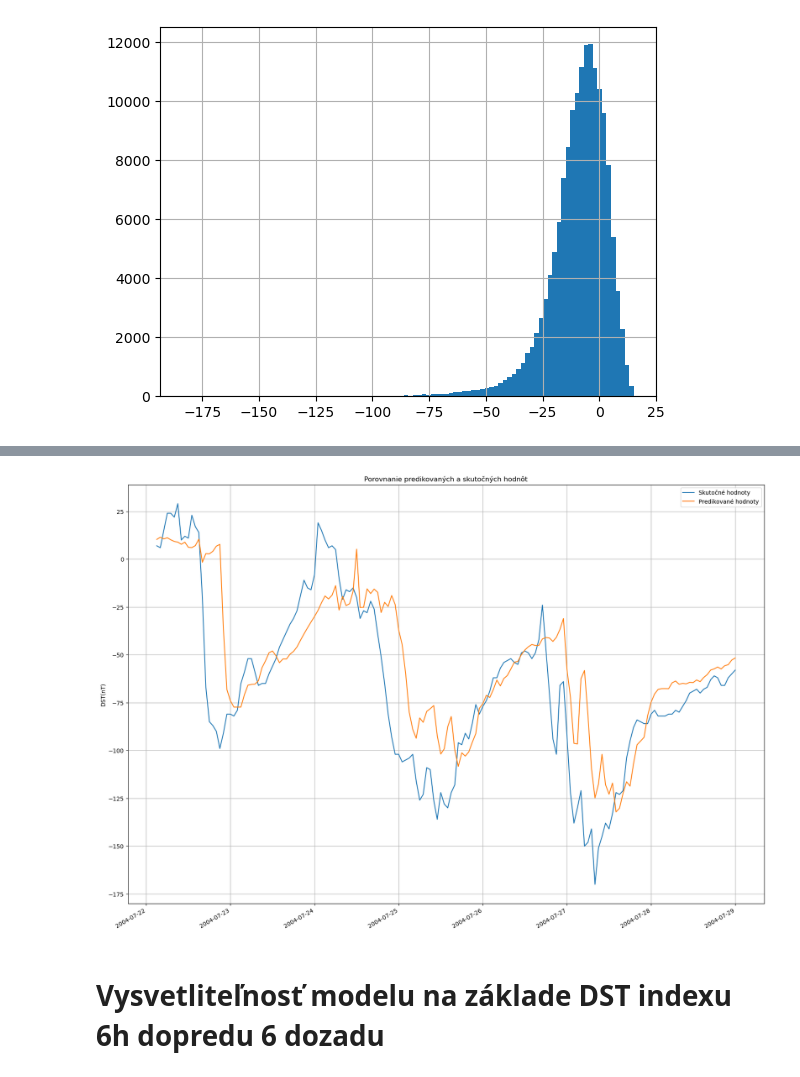
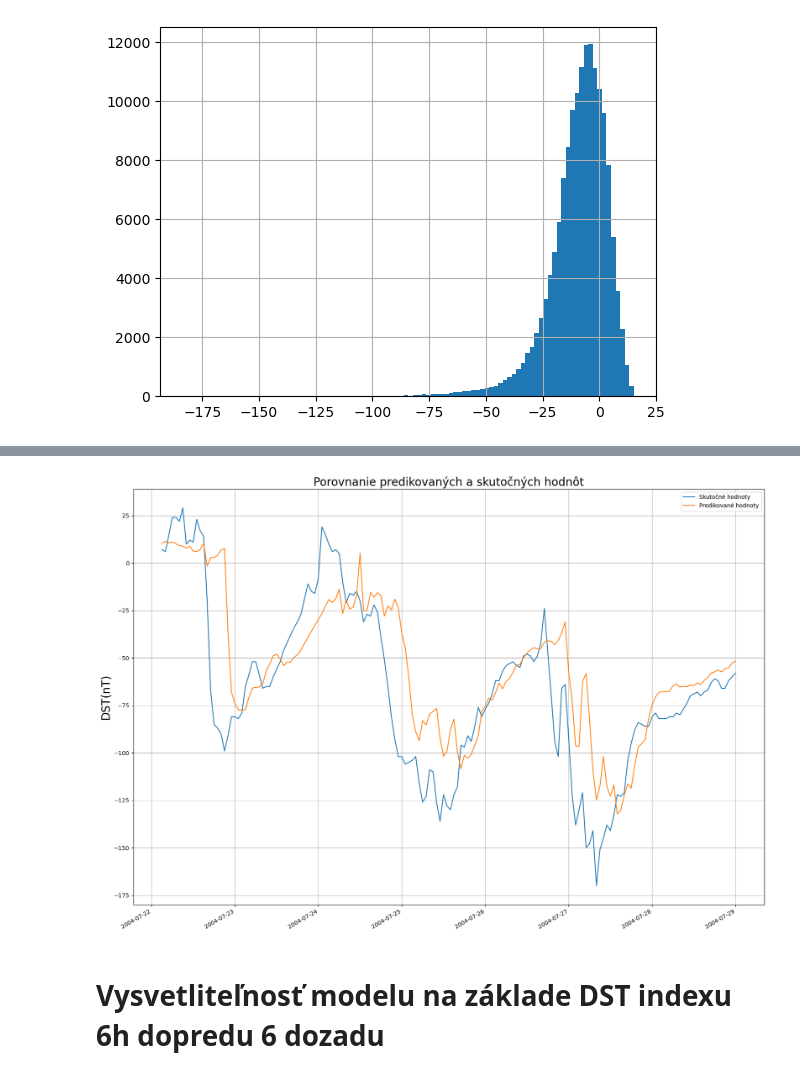
Before and after one commit to Marek929Z/BP-MarekZboray, a Jupyter notebook: 6_6_model_XAI.ipynb, the cells around one changed output, grey strips where cells are left out. Cells and saved outputs as stored; diff of their text form; code cells hidden in the pictures.

```diff
--- a/6_6_model_XAI.ipynb
+++ b/6_6_model_XAI.ipynb
@@ -206,15 +215,15 @@ plt.grid(True)
 # %%
 plt.figure(figsize=(20, 15))
 data_subset = df.head(166)
 plt.plot(data_subset['time'], data_subset['y_true'], label='Skutočné hodnoty')
 plt.plot(data_subset['time'], data_subset['y_predict'], label='Predikované hodnoty')
 plt.legend()
-plt.ylabel('DST(nT)')
-plt.title('Porovnanie predikovaných a skutočných hodnôt')
+plt.ylabel('DST(nT)',fontsize=20)
+plt.title('Porovnanie predikovaných a skutočných hodnôt',fontsize=20)
 plt.gcf().autofmt_xdate()
 plt.grid(True)
 # %% [output]
-[figure, old version]
+[figure, new version]
 # %%
 df.to_csv('predikcie_6_6.csv')
 # %% [markdown]
```
Also changed, not shown: parts of 21 cells of this notebook, 2 other files.
